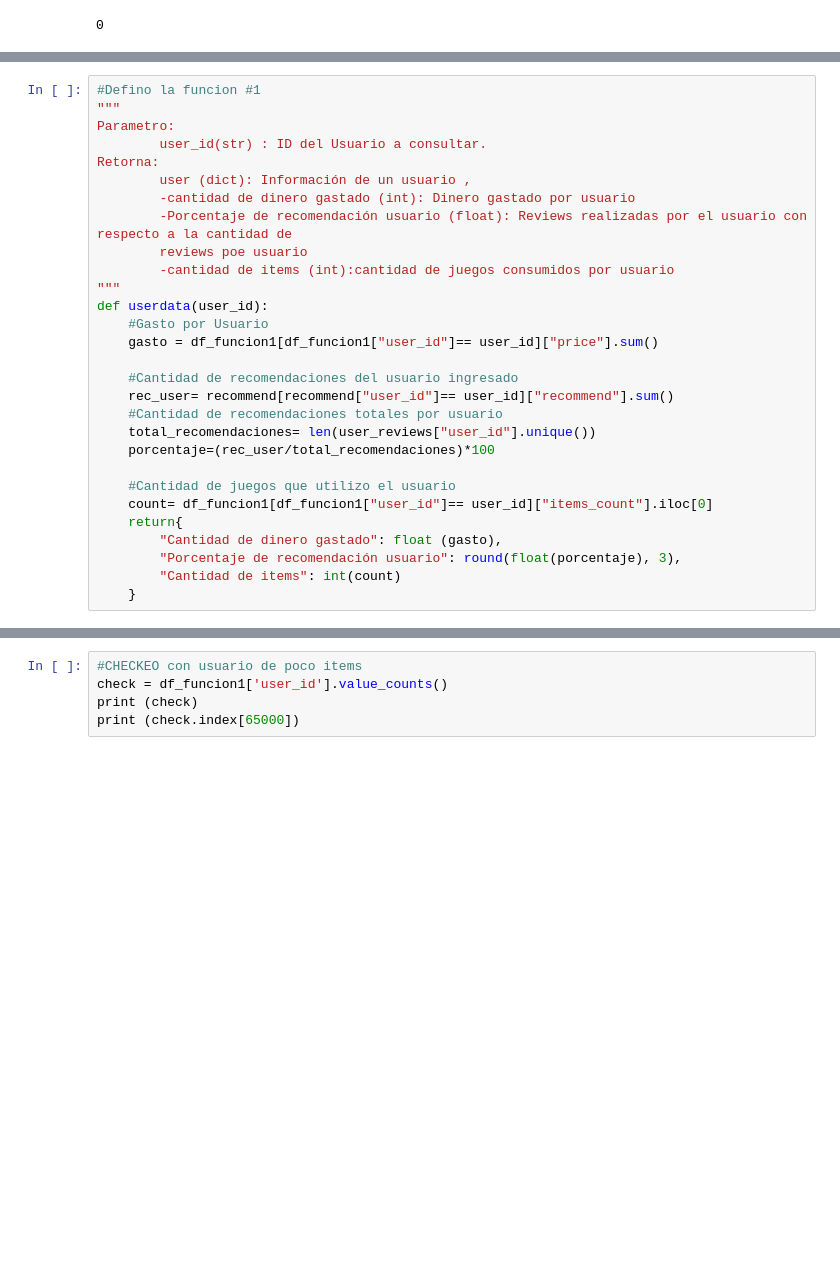
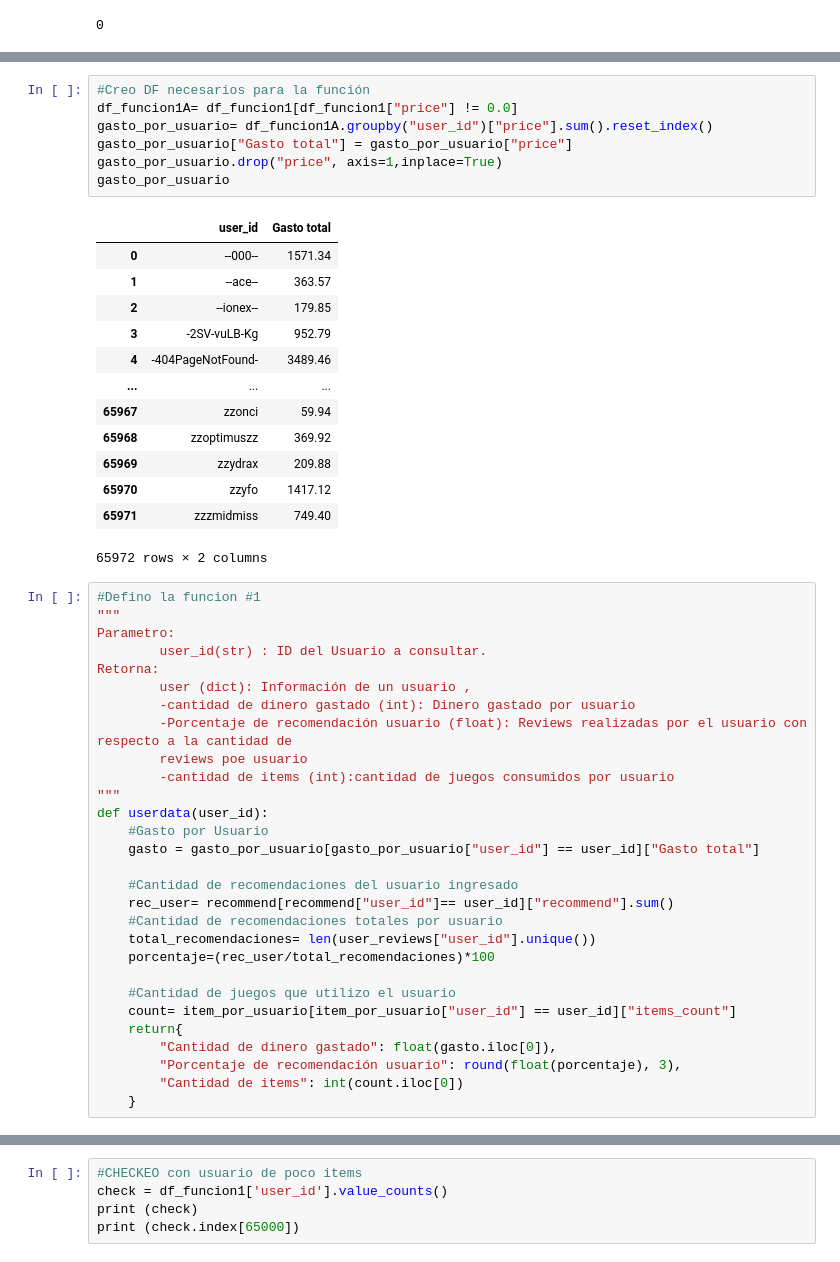
Before and after one commit to sebastianr92/MachineLearning-SteamGames, a Jupyter notebook: API.ipynb, the cells around one changed output, grey strips where cells are left out. Saved outputs shown, nothing was run; the diff lists cells and outputs as text; blank space fills up the shorter version.

```diff
--- a/API.ipynb
+++ b/API.ipynb
@@ -98,3 +117,24 @@ df_funcion1["price"].isnull().sum()
+# %%
+#Creo DF necesarios para la función
+df_funcion1A= df_funcion1[df_funcion1["price"] != 0.0]
+gasto_por_usuario= df_funcion1A.groupby("user_id")["price"].sum().reset_index()
+gasto_por_usuario["Gasto total"] = gasto_por_usuario["price"]
+gasto_por_usuario.drop("price", axis=1,inplace=True)
+gasto_por_usuario
+# %% [output]
+|  | user_id | Gasto total |
+| 0 | --000-- | 1571.34 |
+| 1 | --ace-- | 363.57 |
+| 2 | --ionex-- | 179.85 |
+| 3 | -2SV-vuLB-Kg | 952.79 |
+| 4 | -404PageNotFound- | 3489.46 |
+| ... | ... | ... |
+| 65967 | zzonci | 59.94 |
+| 65968 | zzoptimuszz | 369.92 |
+| 65969 | zzydrax | 209.88 |
+| 65970 | zzyfo | 1417.12 |
+| 65971 | zzzmidmiss | 749.40 |
+65972 rows × 2 columns
 # %%
 #Defino la funcion #1
 """
@@ -109,7 +149,7 @@ Retorna:
 """
 def userdata(user_id):
     #Gasto por Usuario
-    gasto = df_funcion1[df_funcion1["user_id"]== user_id]["price"].sum()
+    gasto = gasto_por_usuario[gasto_por_usuario["user_id"] == user_id]["Gasto total"]
 
     #Cantidad de recomendaciones del usuario ingresado
     rec_user= recommend[recommend["user_id"]== user_id]["recommend"].sum()
@@ -118,10 +158,10 @@ def userdata(user_id):
     porcentaje=(rec_user/total_recomendaciones)*100
 
     #Cantidad de juegos que utilizo el usuario
-    count= df_funcion1[df_funcion1["user_id"]== user_id]["items_count"].iloc[0]
+    count= item_por_usuario[item_por_usuario["user_id"] == user_id]["items_count"]
     return{
-        "Cantidad de dinero gastado": float (gasto),
+        "Cantidad de dinero gastado": float(gasto.iloc[0]),
         "Porcentaje de recomendación usuario": round(float(porcentaje), 3),
-        "Cantidad de items": int(count)
+        "Cantidad de items": int(count.iloc[0])
     }
 # %%
```
Also changed, not shown: parts of 5 cells of this notebook.
